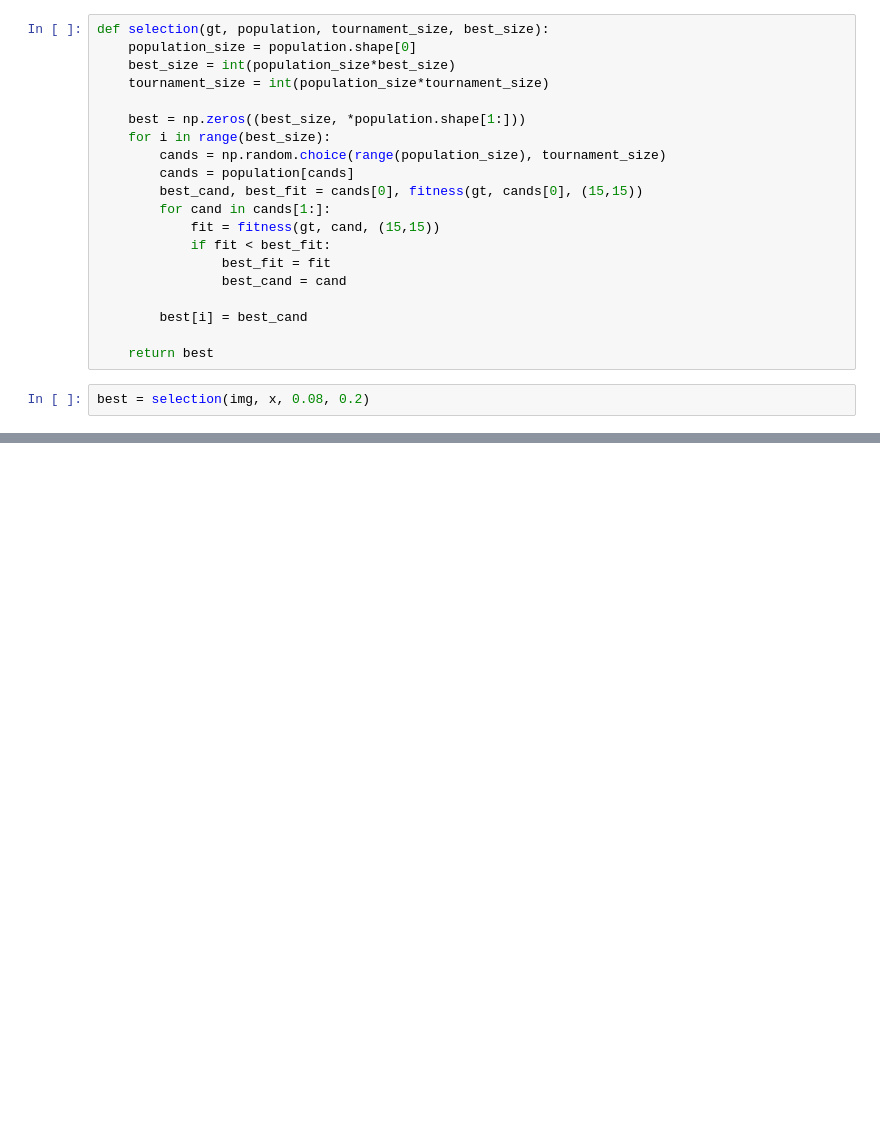
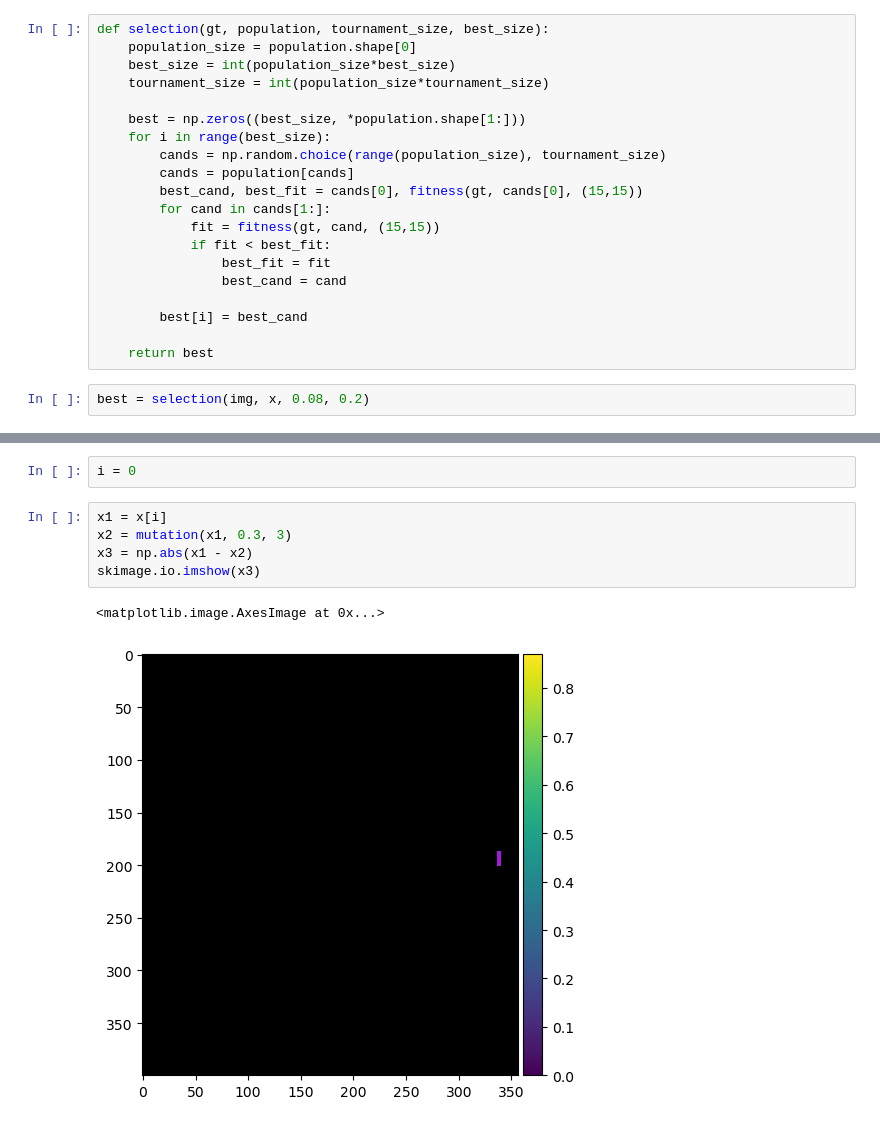
Before and after one commit to mhmdrz-mirdamadi/image-reconstruction-genetic-algorithm, a Jupyter notebook: main.ipynb, the cells around one changed output, grey strips where cells are left out. Drawn from its saved outputs; the diff is of its cells as text; blank space fills up the shorter version.

```diff
--- a/main.ipynb
+++ b/main.ipynb
@@ -101,0 +169,10 @@ def crossover()
+# %%
+i = 0
+# %%
+x1 = x[i]
+x2 = mutation(x1, 0.3, 3)
+x3 = np.abs(x1 - x2)
+skimage.io.imshow(x3)
+# %% [output]
+<matplotlib.image.AxesImage at 0x...>
+[figure, added]
```
Also changed, not shown: parts of 7 cells of this notebook.
